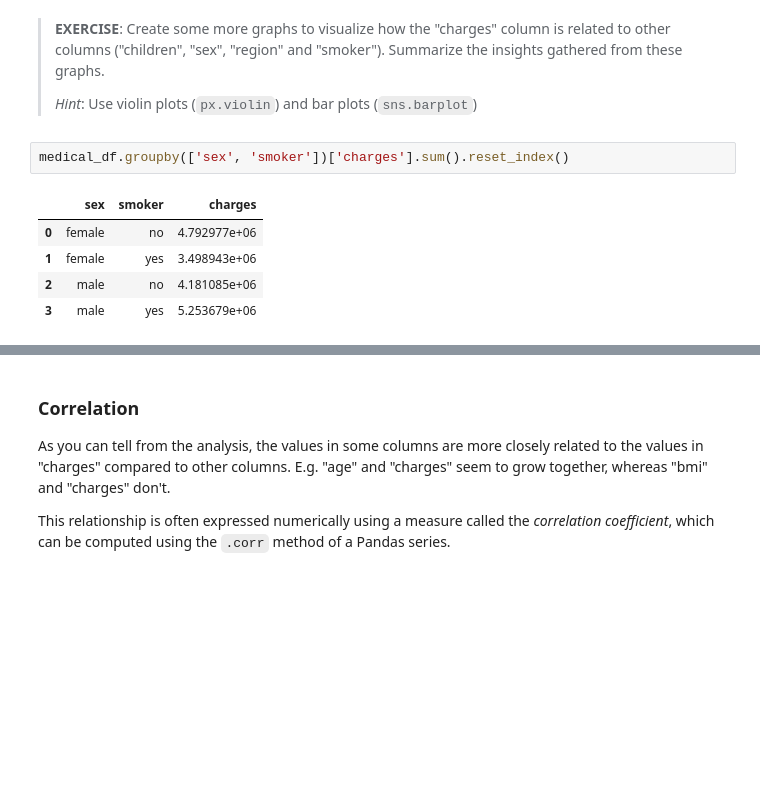
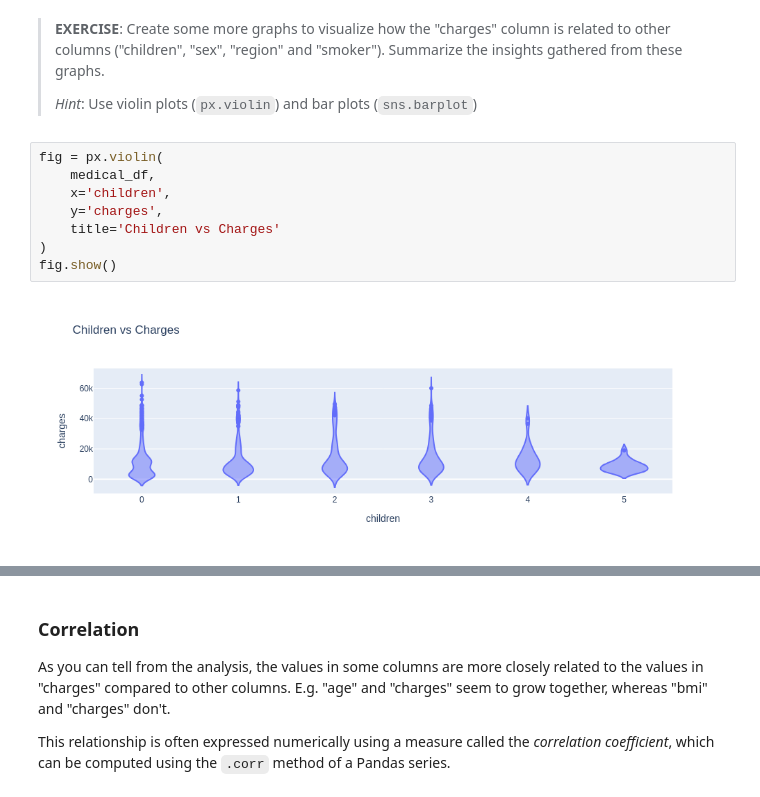
Before and after one commit to geff-ghost/notebooks, a Jupyter notebook: Machine-Learning/lesson-1-linear-regression-with-scikit-learn.ipynb, the cells around one changed output, grey strips where cells are left out. Cells and saved outputs as stored; diff of their text form; blank space fills up the shorter version.

```diff
--- a/Machine-Learning/lesson-1-linear-regression-with-scikit-learn.ipynb
+++ b/Machine-Learning/lesson-1-linear-regression-with-scikit-learn.ipynb
@@ -428,10 +428,12 @@ What other insights can you gather from the above graph?
 >
 > *Hint*: Use violin plots (`px.violin`) and bar plots (`sns.barplot`)
 # %%
-medical_df.groupby(['sex', 'smoker'])['charges'].sum().reset_index()
+fig = px.violin(
+    medical_df,
+    x='children',
+    y='charges',
+    title='Children vs Charges'
+)
+fig.show()
 # %% [output]
-|  | sex | smoker | charges |
-| 0 | female | no | 4.792977e+06 |
-| 1 | female | yes | 3.498943e+06 |
-| 2 | male | no | 4.181085e+06 |
-| 3 | male | yes | 5.253679e+06 |
+[figure, added]
```
Also changed, not shown: parts of 19 cells of this notebook.
